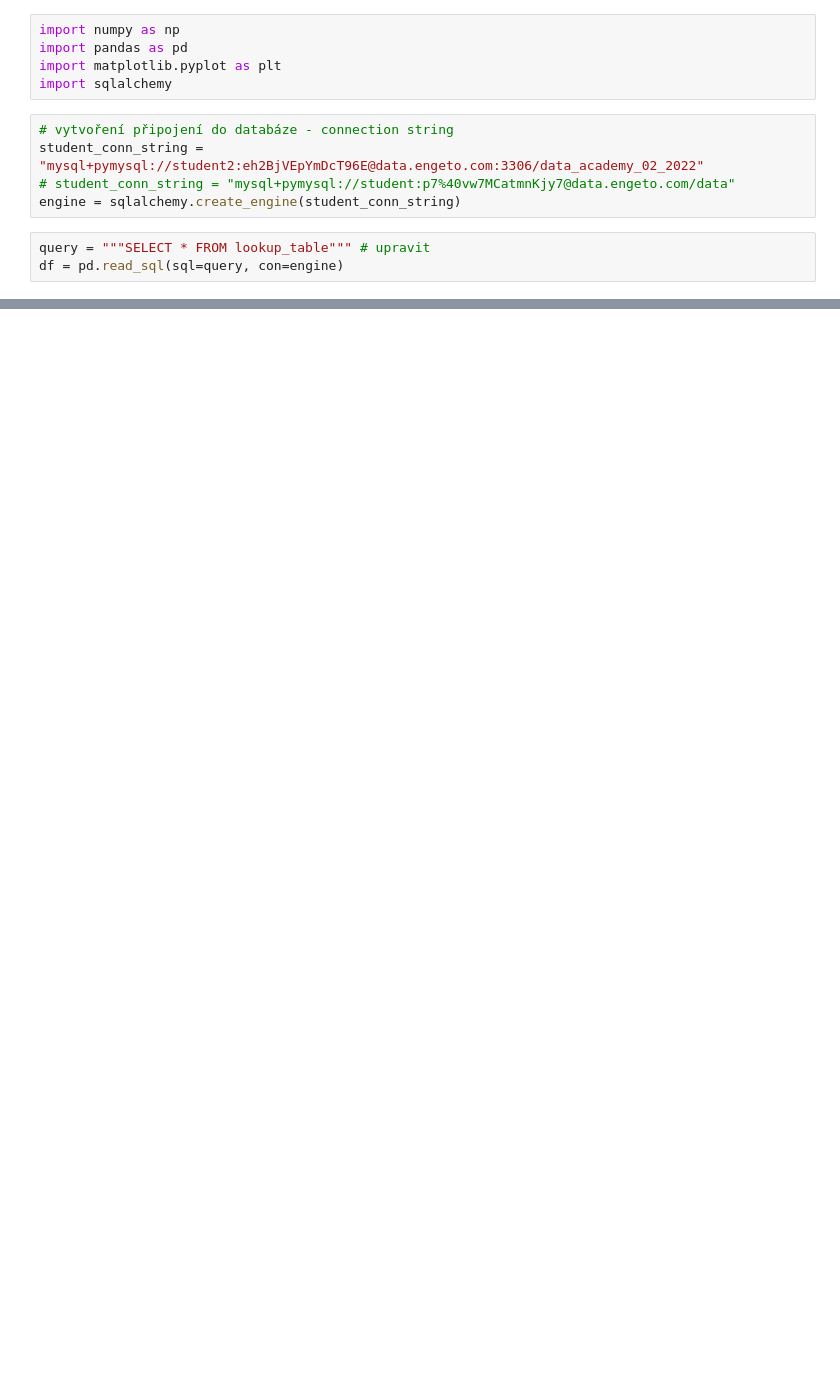
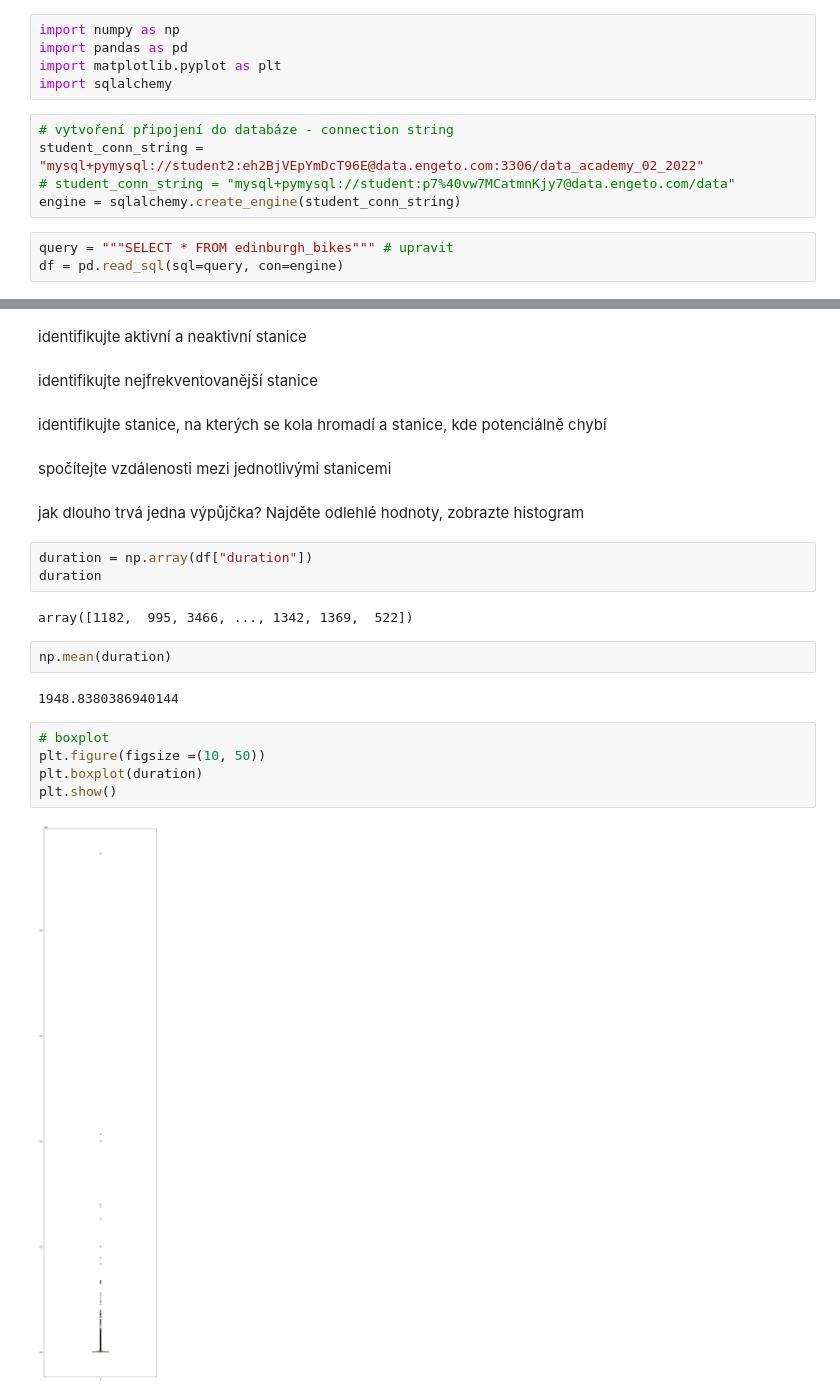
Before and after one commit to JakubAbb/Engeto-Python-project, a Jupyter notebook: main_script.ipynb, the cells around one changed output, grey strips where cells are left out. Saved outputs shown, nothing was run; the diff lists cells and outputs as text; blank space fills up the shorter version.

```diff
--- a/main_script.ipynb
+++ b/main_script.ipynb
@@ -13,5 +16,5 @@ student_conn_string = "mysql+pymysql://student2:eh2BjVEpYmDcT96E@data.engeto.com
 # student_conn_string = "mysql+pymysql://student:p7%40vw7MCatmnKjy7@data.engeto.com/data"
 engine = sqlalchemy.create_engine(student_conn_string)
 # %%
-query = """SELECT * FROM lookup_table""" # upravit
+query = """SELECT * FROM edinburgh_bikes""" # upravit
 df = pd.read_sql(sql=query, con=engine)
@@ -17,0 +143,26 @@ df = pd.read_sql(sql=query, con=engine)
+# %% [markdown]
+identifikujte aktivní a neaktivní stanice
+# %% [markdown]
+identifikujte nejfrekventovanější stanice
+# %% [markdown]
+identifikujte stanice, na kterých se kola hromadí a stanice, kde potenciálně chybí
+# %% [markdown]
+spočítejte vzdálenosti mezi jednotlivými stanicemi
+# %% [markdown]
+jak dlouho trvá jedna výpůjčka? Najděte odlehlé hodnoty, zobrazte histogram
+# %%
+duration = np.array(df["duration"])
+duration
+# %% [output]
+array([1182,  995, 3466, ..., 1342, 1369,  522])
+# %%
+np.mean(duration)
+# %% [output]
+1948.8380386940144
+# %%
+# boxplot
+plt.figure(figsize =(10, 50))
+plt.boxplot(duration)
+plt.show()
+# %% [output]
+[figure, added]
```
Also changed, not shown: parts of 24 cells of this notebook.
